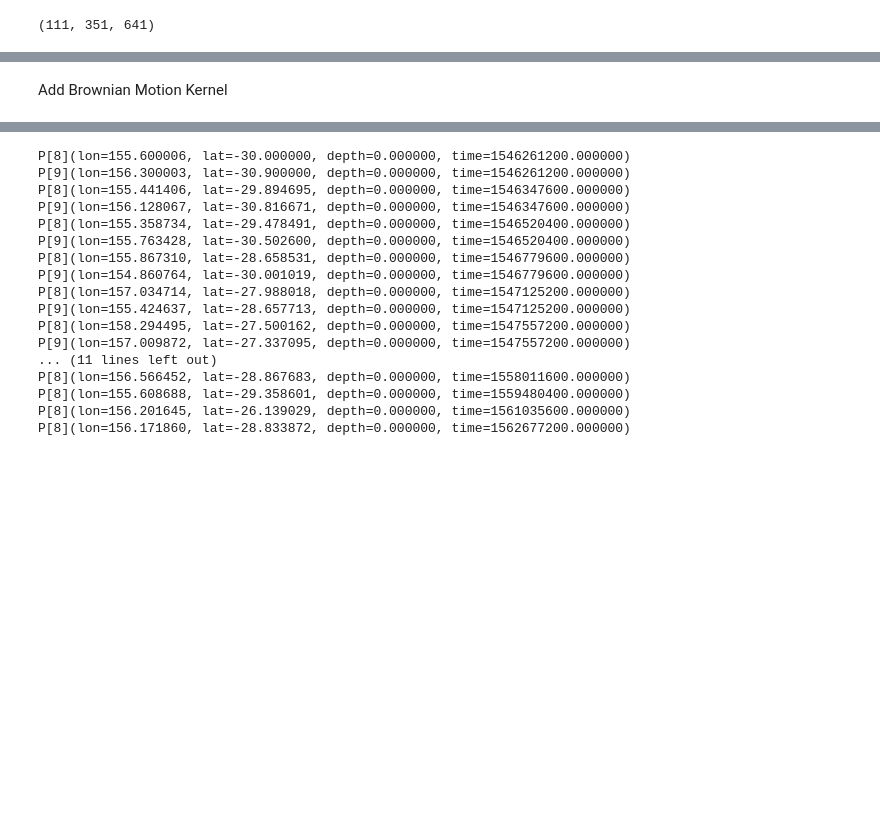
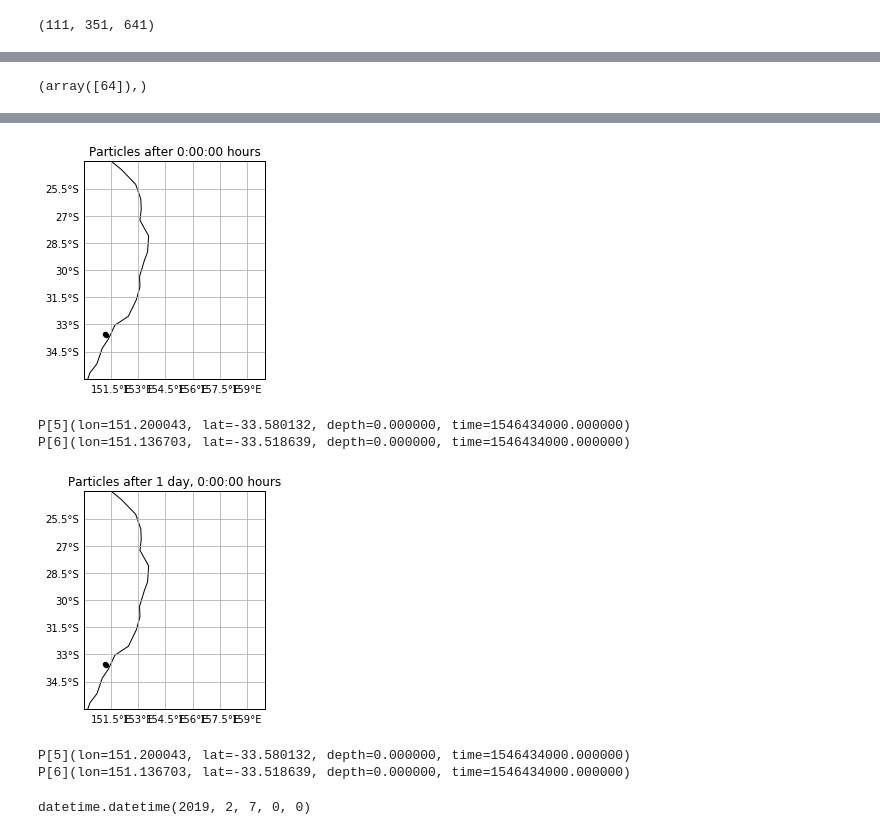
Before and after one commit to natachabourg/Bluebottles, a Jupyter notebook: imos_current_data/analysis_imos_current_data/Advection.ipynb, the cells around one changed output, grey strips where cells are left out. Cells and saved outputs as stored; diff of their text form; code cells hidden in the pictures; blank space fills up the shorter version.

```diff
--- a/imos_current_data/analysis_imos_current_data/Advection.ipynb
+++ b/imos_current_data/analysis_imos_current_data/Advection.ipynb
@@ -141,0 +170,6 @@ t
+# %%
+images=[]
+for i in range(0,110):
+    fieldset_ext.V.show(savefile='../outputs_imos_current_data/make_gif/particle_try_'+str(i)+'.png',vmin=-1.5,vmax=1.5,land=False,show_time=1546261200+i*86400)
+    images.append(imageio.imread('../outputs_imos_current_data/make_gif/particle_try_'+str(i)+'.png'))
+imageio.mimsave('../outputs_imos_current_data/V_ext.gif', images) #create gif with all images
@@ -206,15 +278,0 @@ time[9]-time[8]
-# %%
-def DeleteParticle(particle, fieldset, time):
-    particle.delete()
-import imageio
-pset = ParticleSet.from_list(fieldset=fieldset_ext,
-                             pclass=JITParticle,
-                             lon=[151.2,  151.3],
-                             lat=[-33.92, -33.9],
-                             time=time[5])
-images=[]
-for i in range(48):
-    pset.execute(AdvectionRK4, runtime=timedelta(hours=i), dt=-timedelta(minutes=5), recovery={ErrorCode.ErrorOutOfBounds: DeleteParticle})
-    pset.show(savefile='../outputs_imos_current_data/make_gif/particle_try_'+str(i),field='vector', vmin=0., vmax=1.5,land=False,show_time=(time[5]+i*86400/24))
-    images.append(imageio.imread('../outputs_imos_current_data/make_gif/particle_try_'+str(i)+'.png'))
-imageio.mimsave('../outputs_imos_current_data/particle_advection_2days.gif', images)
@@ -239,3 +279 @@ INFO: Plot saved to ../outputs_imos_current_data/make_gif/particle_try_47.png
-# %% [markdown]
-Add Brownian Motion Kernel
 # %%
@@ -254,13 +296,23 @@ from parcels import BrownianMotion2D
+# %%
+np.where(time_ext==datetime.timestamp(datetime(2019,3,6)))
+# %% [output]
+(array([64]),)
 # %%
 pset = ParticleSet.from_list(fieldset=fieldset_ext,
                              pclass=JITParticle,
-                             lon=[155.6,  156.3],
-                             lat=[-30, -30.9],
-                             time=time[0])
+                             lon=[151.15,  151.15],
+                             lat=[-33.57, -33.55],
+                             time=time_ext[63],time_ext[64])
+
 images=[]
-kernels=pset.Kernel(BrownianMotion2D)+pset.Kernel(AdvectionRK4)
-for i in range(20):
-    pset.execute(kernels, runtime=timedelta(days=i), dt=timedelta(minutes=5), recovery={ErrorCode.ErrorOutOfBounds: DeleteParticle})
+
+kernels=pset.Kernel(BrownianMotion2D)+pset.Kernel(AdvectionRK4) #add different kernels
+pset.execute(kernels,
+             runtime=timedelta(days=2),
+             dt=timedelta(minutes=5),
+             recovery={ErrorCode.ErrorOutOfBounds: DeleteParticle})
+
+for i in range(2):
     pset.show(show_time=timedelta(days=i))
     print(pset)
 # %% [output]
@@ -269,18 +320,11 @@ WARNING: dt or runtime are zero, or endtime is equal to Particle.time. The kerne
+[figure, added]
-P[8](lon=155.600006, lat=-30.000000, depth=0.000000, time=1546261200.000000)
-P[9](lon=156.300003, lat=-30.900000, depth=0.000000, time=1546261200.000000)
-P[8](lon=155.441406, lat=-29.894695, depth=0.000000, time=1546347600.000000)
-P[9](lon=156.128067, lat=-30.816671, depth=0.000000, time=1546347600.000000)
-P[8](lon=155.358734, lat=-29.478491, depth=0.000000, time=1546520400.000000)
-P[9](lon=155.763428, lat=-30.502600, depth=0.000000, time=1546520400.000000)
-P[8](lon=155.867310, lat=-28.658531, depth=0.000000, time=1546779600.000000)
-P[9](lon=154.860764, lat=-30.001019, depth=0.000000, time=1546779600.000000)
-P[8](lon=157.034714, lat=-27.988018, depth=0.000000, time=1547125200.000000)
-P[9](lon=155.424637, lat=-28.657713, depth=0.000000, time=1547125200.000000)
-P[8](lon=158.294495, lat=-27.500162, depth=0.000000, time=1547557200.000000)
-P[9](lon=157.009872, lat=-27.337095, depth=0.000000, time=1547557200.000000)
-... (11 lines left out)
-P[8](lon=156.566452, lat=-28.867683, depth=0.000000, time=1558011600.000000)
-P[8](lon=155.608688, lat=-29.358601, depth=0.000000, time=1559480400.000000)
-P[8](lon=156.201645, lat=-26.139029, depth=0.000000, time=1561035600.000000)
-P[8](lon=156.171860, lat=-28.833872, depth=0.000000, time=1562677200.000000)
+P[5](lon=151.200043, lat=-33.580132, depth=0.000000, time=1546434000.000000)
+P[6](lon=151.136703, lat=-33.518639, depth=0.000000, time=1546434000.000000)
+[figure, added]
+P[5](lon=151.200043, lat=-33.580132, depth=0.000000, time=1546434000.000000)
+P[6](lon=151.136703, lat=-33.518639, depth=0.000000, time=1546434000.000000)
+# %%
+datetime.fromtimestamp(time_ext[37])
+# %% [output]
+datetime.datetime(2019, 2, 7, 0, 0)
 # %%
```
Also changed, not shown: parts of 29 cells of this notebook, 11 other files.
